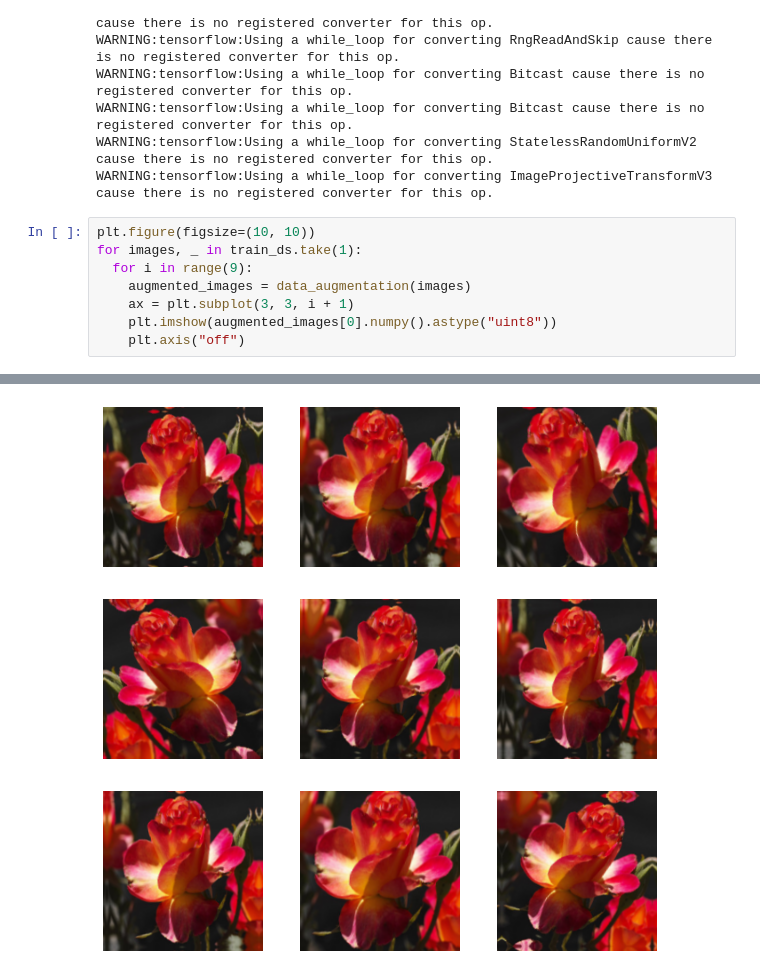
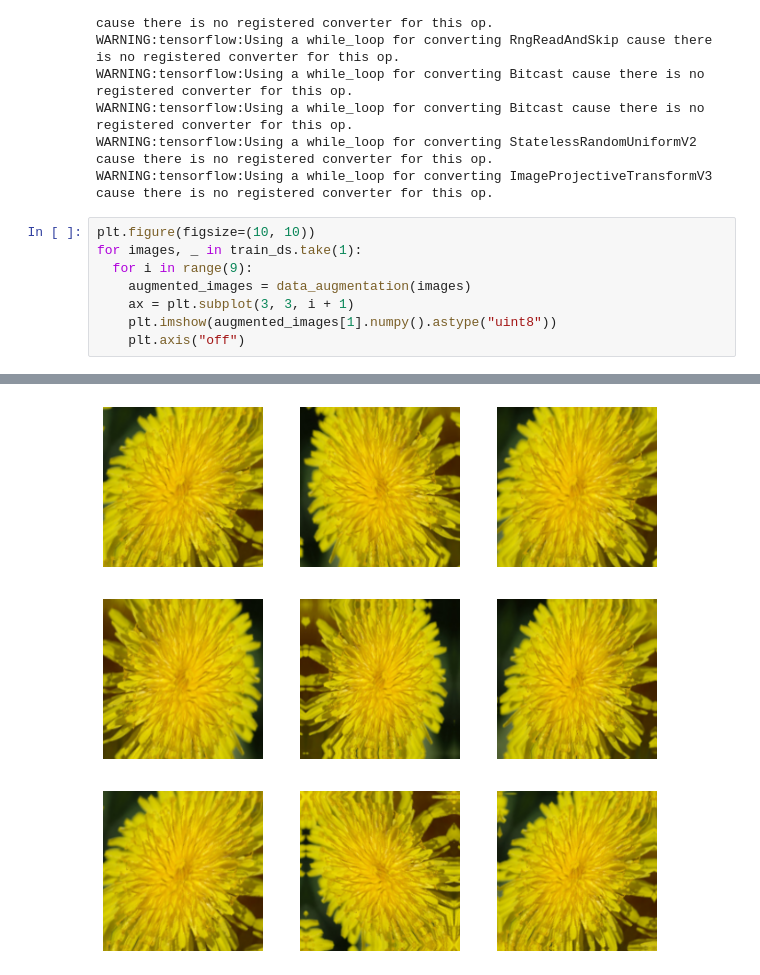
Before and after one commit to DeisData/machine-learning, a Jupyter notebook: image-recognition/image-recognition2.ipynb, the cells around one changed output, grey strips where cells are left out. Saved outputs shown, nothing was run; the diff lists cells and outputs as text.

```diff
--- a/image-recognition/image-recognition2.ipynb
+++ b/image-recognition/image-recognition2.ipynb
@@ -354,7 +428,7 @@ for images, _ in train_ds.take(1):
   for i in range(9):
     augmented_images = data_augmentation(images)
     ax = plt.subplot(3, 3, i + 1)
-    plt.imshow(augmented_images[0].numpy().astype("uint8"))
+    plt.imshow(augmented_images[1].numpy().astype("uint8"))
     plt.axis("off")
 # %% [output]
 WARNING:tensorflow:Using a while_loop for converting RngReadAndSkip cause there is no registered converter for this op.
@@ -373,8 +447,8 @@ WARNING:tensorflow:Using a while_loop for converting Bitcast cause there is no r
 WARNING:tensorflow:Using a while_loop for converting Bitcast cause there is no registered converter for this op.
 WARNING:tensorflow:Using a while_loop for converting Bitcast cause there is no registered converter for this op.
 WARNING:tensorflow:Using a while_loop for converting StatelessRandomUniformV2 cause there is no registered converter for this op.
 WARNING:tensorflow:Using a while_loop for converting ImageProjectiveTransformV3 cause there is no registered converter for this op.
-[figure, old version]
+[figure, new version]
 # %%
 model = Sequential([
   data_augmentation,
```
Also changed, not shown: parts of 27 cells of this notebook.
